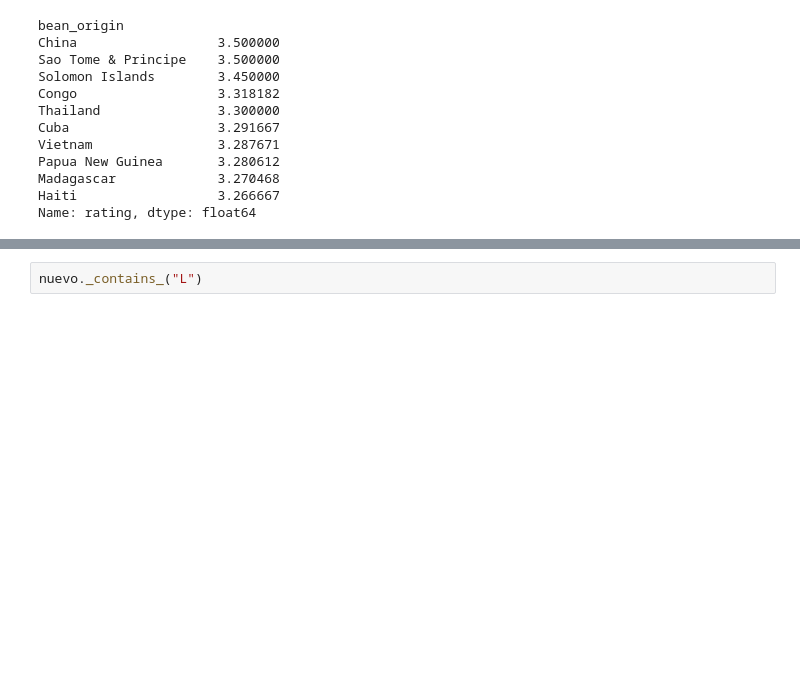
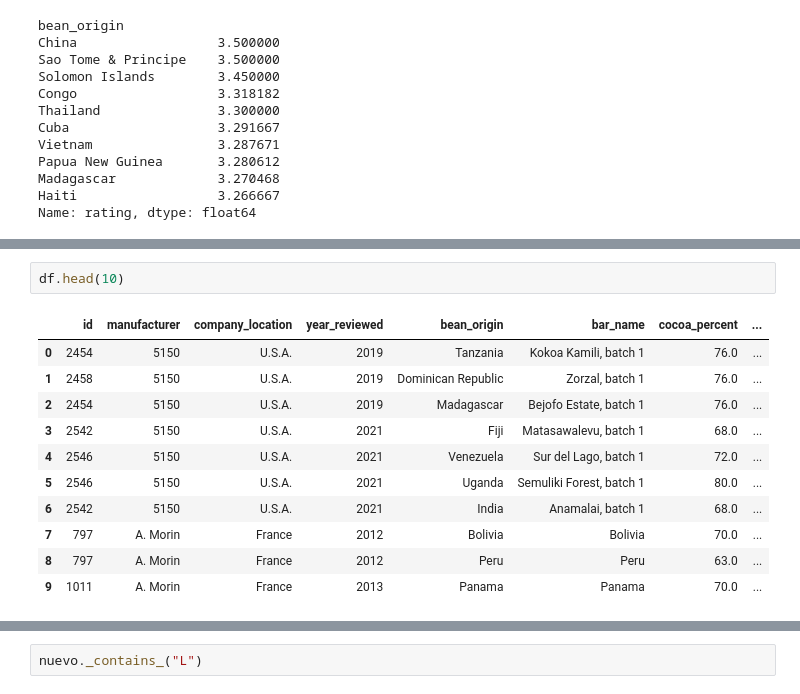
Before and after one commit to amalia345/Chocolates, a Jupyter notebook: analisis.ipynb, the cells around one changed output, grey strips where cells are left out. Drawn from its saved outputs; the diff is of its cells as text; blank space fills up the shorter version.

```diff
--- a/analisis.ipynb
+++ b/analisis.ipynb
@@ -111,0 +142,14 @@ mediarating_pais.head(10).plot(kind="bar")
+# %%
+df.head(10)
+# %% [output]
+|  | id | manufacturer | company_location | year_reviewed | bean_origin | bar_name | cocoa_percent | ... |
+| 0 | 2454 | 5150 | U.S.A. | 2019 | Tanzania | Kokoa Kamili, batch 1 | 76.0 | ... |
+| 1 | 2458 | 5150 | U.S.A. | 2019 | Dominican Republic | Zorzal, batch 1 | 76.0 | ... |
+| 2 | 2454 | 5150 | U.S.A. | 2019 | Madagascar | Bejofo Estate, batch 1 | 76.0 | ... |
+| 3 | 2542 | 5150 | U.S.A. | 2021 | Fiji | Matasawalevu, batch 1 | 68.0 | ... |
+| 4 | 2546 | 5150 | U.S.A. | 2021 | Venezuela | Sur del Lago, batch 1 | 72.0 | ... |
+| 5 | 2546 | 5150 | U.S.A. | 2021 | Uganda | Semuliki Forest, batch 1 | 80.0 | ... |
+| 6 | 2542 | 5150 | U.S.A. | 2021 | India | Anamalai, batch 1 | 68.0 | ... |
+| 7 | 797 | A. Morin | France | 2012 | Bolivia | Bolivia | 70.0 | ... |
+| 8 | 797 | A. Morin | France | 2012 | Peru | Peru | 63.0 | ... |
+| 9 | 1011 | A. Morin | France | 2013 | Panama | Panama | 70.0 | ... |
```
Also changed, not shown: parts of 11 cells of this notebook.
